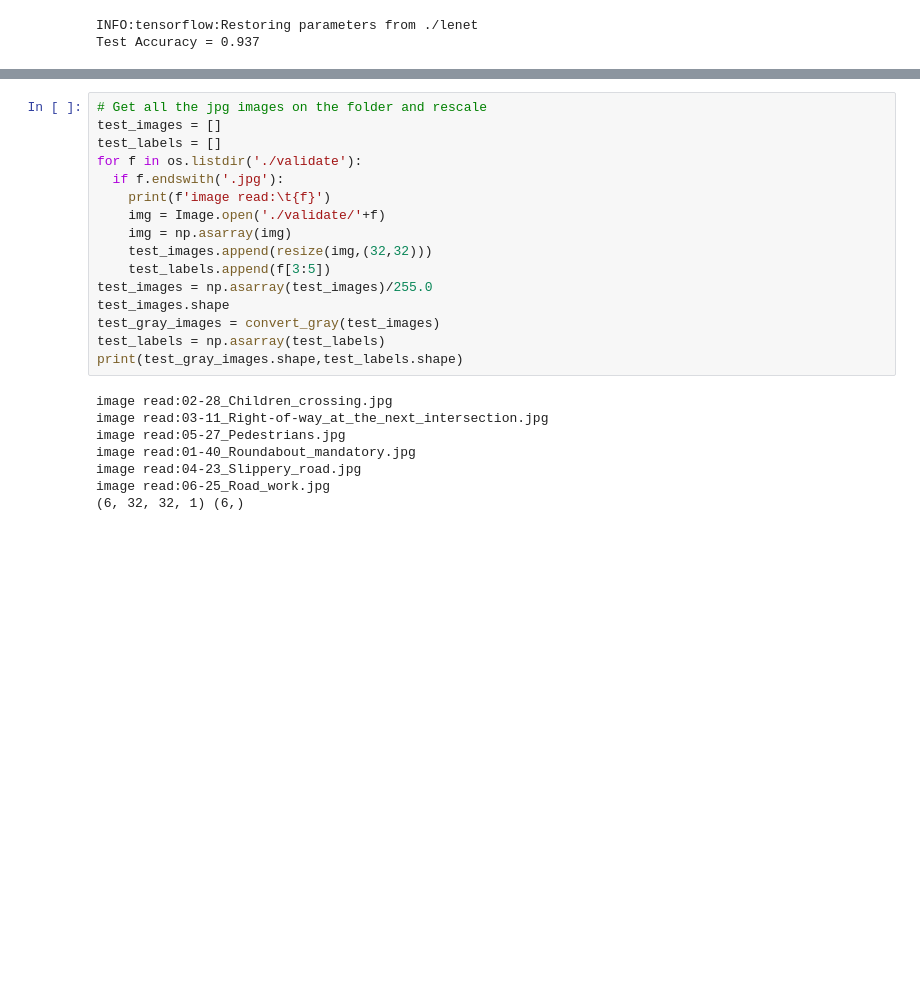
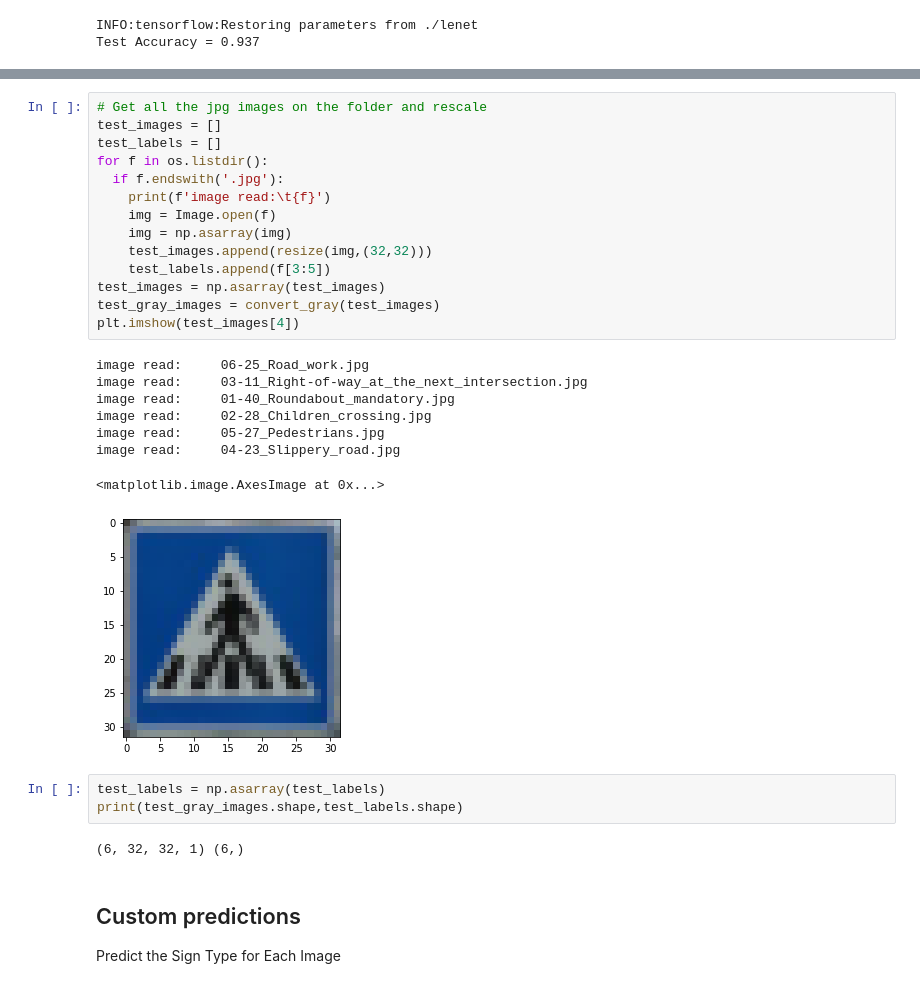
Before and after one commit to hurtadosanti/TrafficSignClassifier, a Jupyter notebook: TrafficSignClassifier.ipynb, the cells around one changed output, grey strips where cells are left out. Saved outputs shown, nothing was run; the diff lists cells and outputs as text; blank space fills up the shorter version.

```diff
--- a/TrafficSignClassifier.ipynb
+++ b/TrafficSignClassifier.ipynb
@@ -373,24 +382,31 @@ Finish extracting
 # %%
 # Get all the jpg images on the folder and rescale
 test_images = []
 test_labels = []
-for f in os.listdir('./validate'):
+for f in os.listdir():
   if f.endswith('.jpg'):
     print(f'image read:\t{f}')
-    img = Image.open('./validate/'+f)
+    img = Image.open(f)
     img = np.asarray(img)
     test_images.append(resize(img,(32,32)))
     test_labels.append(f[3:5])
-test_images = np.asarray(test_images)/255.0
-test_images.shape
+test_images = np.asarray(test_images)
 test_gray_images = convert_gray(test_images)
-test_labels = np.asarray(test_labels)
-print(test_gray_images.shape,test_labels.shape)
+plt.imshow(test_images[4])
 # %% [output]
-image read:02-28_Children_crossing.jpg
-image read:03-11_Right-of-way_at_the_next_intersection.jpg
-image read:05-27_Pedestrians.jpg
-image read:01-40_Roundabout_mandatory.jpg
-image read:04-23_Slippery_road.jpg
-image read:06-25_Road_work.jpg
-(6, 32, 32, 1) (6,)
+image read:     06-25_Road_work.jpg
+image read:     03-11_Right-of-way_at_the_next_intersection.jpg
+image read:     01-40_Roundabout_mandatory.jpg
+image read:     02-28_Children_crossing.jpg
+image read:     05-27_Pedestrians.jpg
+image read:     04-23_Slippery_road.jpg
+<matplotlib.image.AxesImage at 0x...>
+[figure, added]
+# %%
+test_labels = np.asarray(test_labels)
+print(test_gray_images.shape,test_labels.shape)
+# %% [output]
+(6, 32, 32, 1) (6,)
+# %% [markdown]
+## Custom predictions
+Predict the Sign Type for Each Image
```
Also changed, not shown: parts of 25 cells of this notebook.
